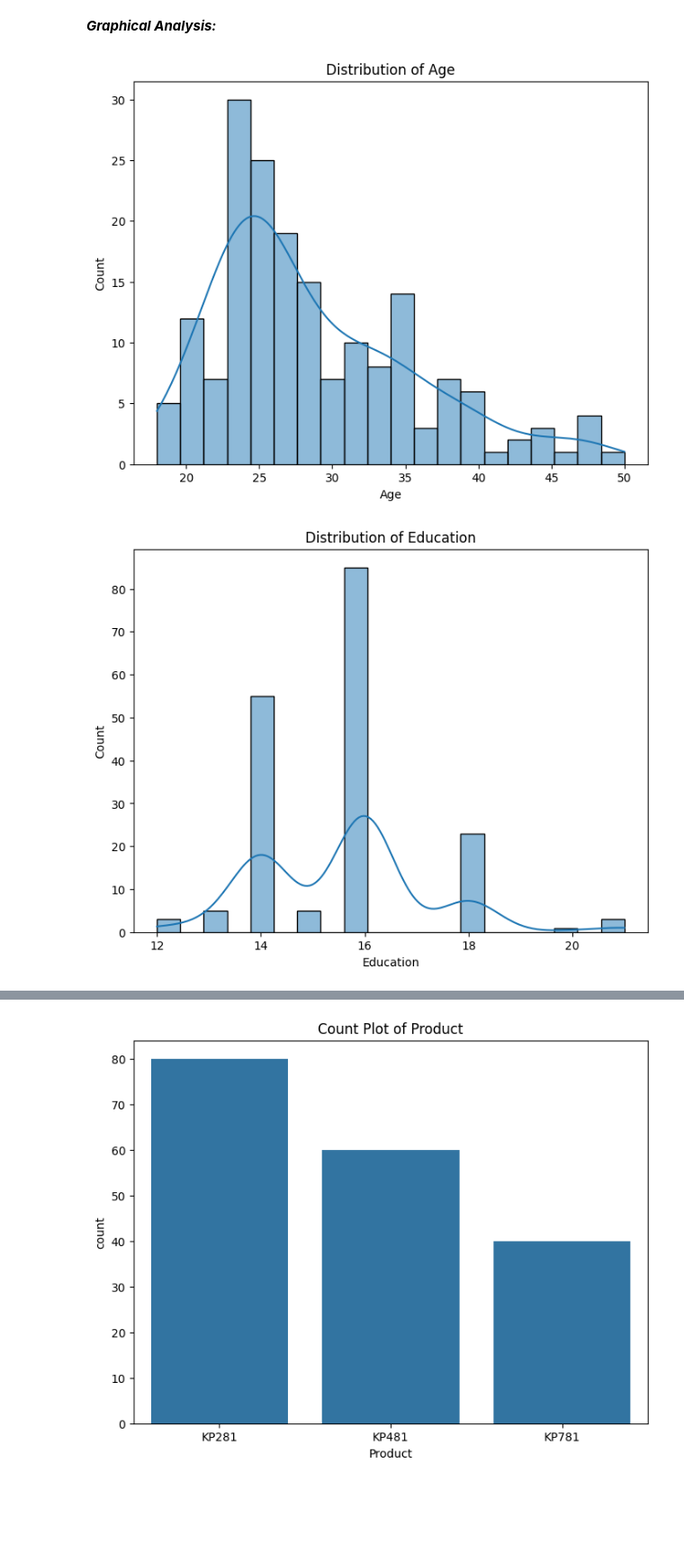
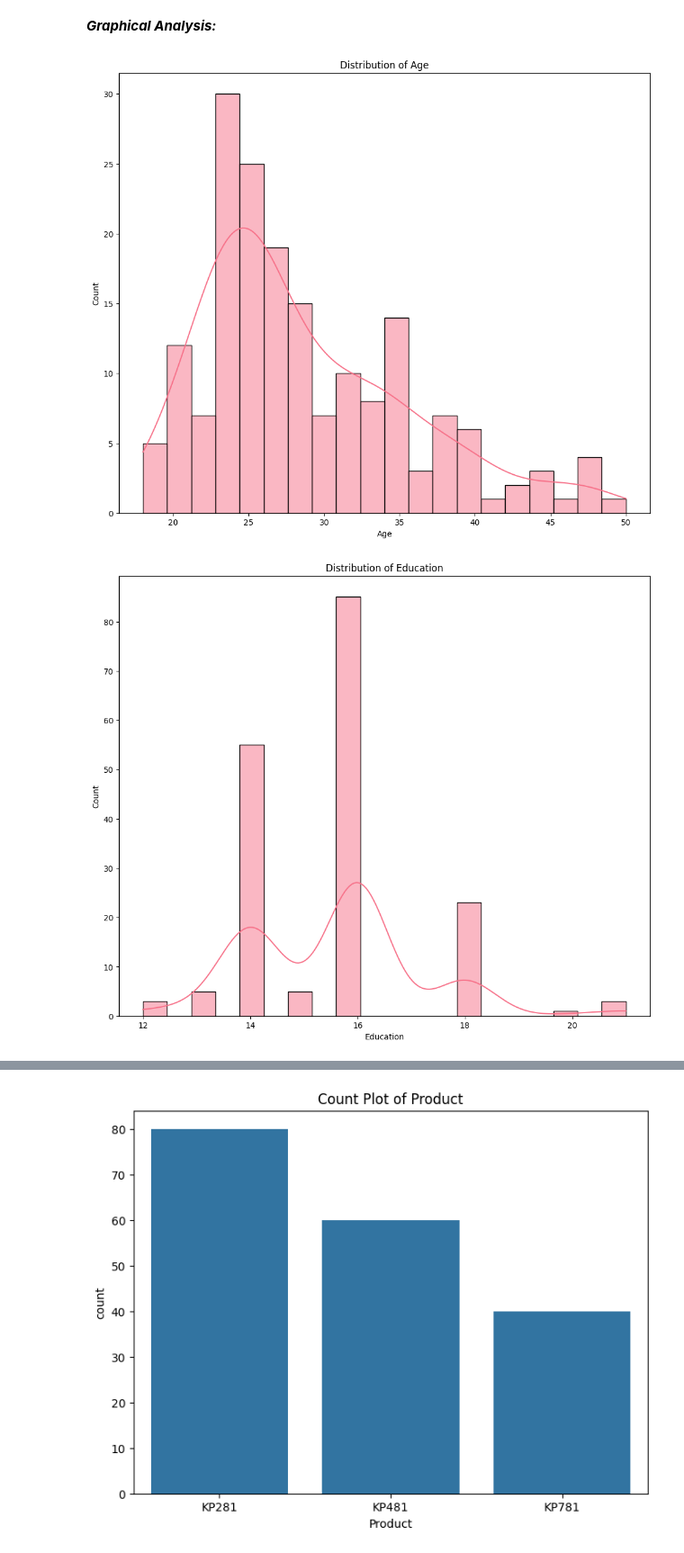
Before and after one commit to osamanoor17/Treadmill-Buyer-Profile, a Jupyter notebook: EDA_Portfolio_Project_Treadmill_Buyer_Profile.ipynb, the cells around one changed output, grey strips where cells are left out. Shown at 90% size. Drawn from its saved outputs; the diff is of its cells as text; code cells hidden in the pictures; blank space fills up the shorter version.

```diff
--- a/EDA_Portfolio_Project_Treadmill_Buyer_Profile.ipynb
+++ b/EDA_Portfolio_Project_Treadmill_Buyer_Profile.ipynb
@@ -195,10 +189,10 @@ import seaborn as sns
 numerical_values = data.select_dtypes(include=['float64','int64']).columns
 # %%
 for numerical_values in numerical_values:
-    plt.figure(figsize=(8, 6))
-    sns.histplot(data[numerical_values], bins=20, kde=True)
+    plt.figure(figsize=(12, 10))
+    sns.histplot(data[numerical_values], bins=20, kde=True,color=sns.color_palette("husl", 8)[0])
     plt.title(f'Distribution of {numerical_values}')
     plt.xlabel(numerical_values)
 # %% [output]
-[figure, old version]
+[figure, new version]
-[figure, old version]
+[figure, new version]
```
Also changed, not shown: parts of 35 cells of this notebook.
